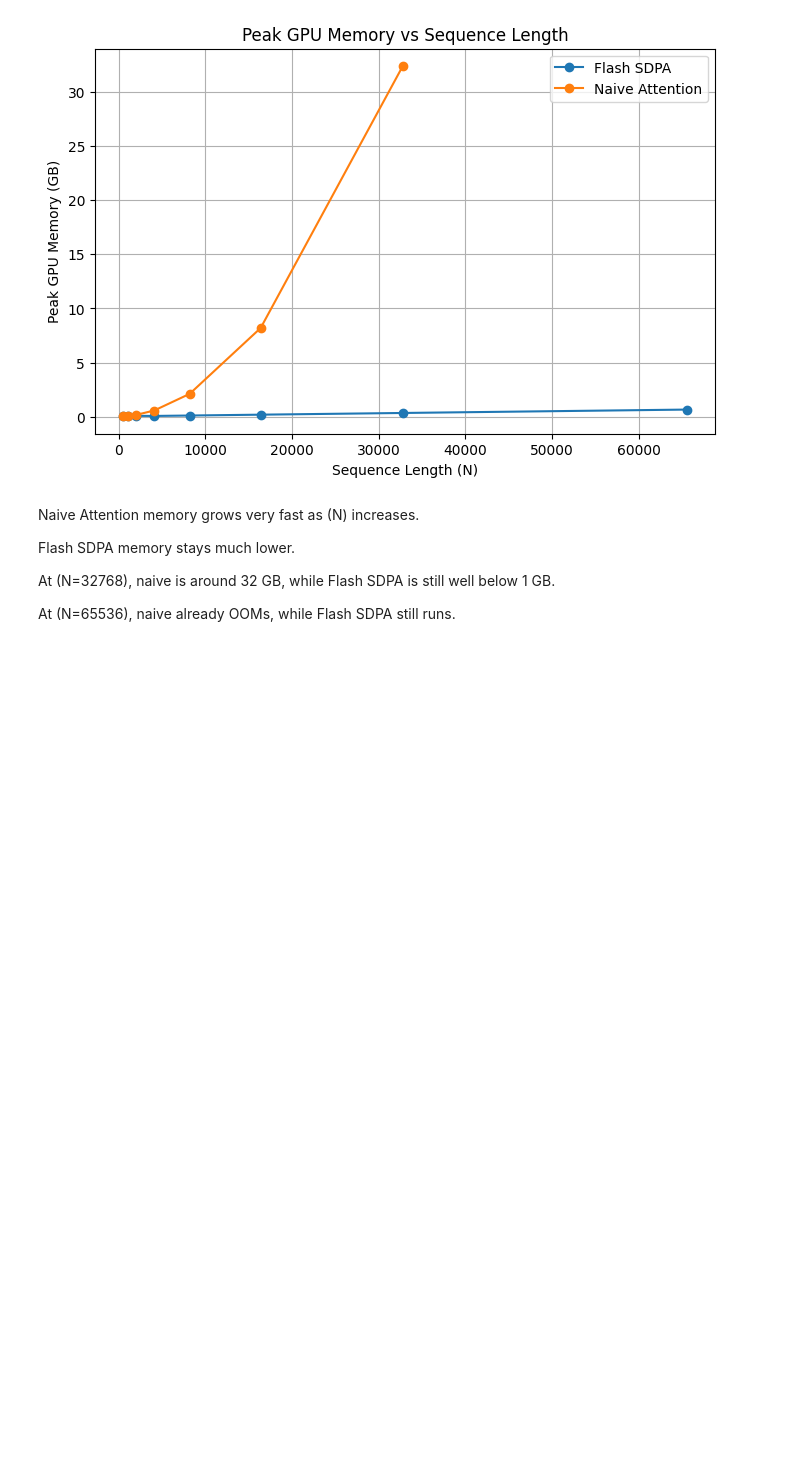
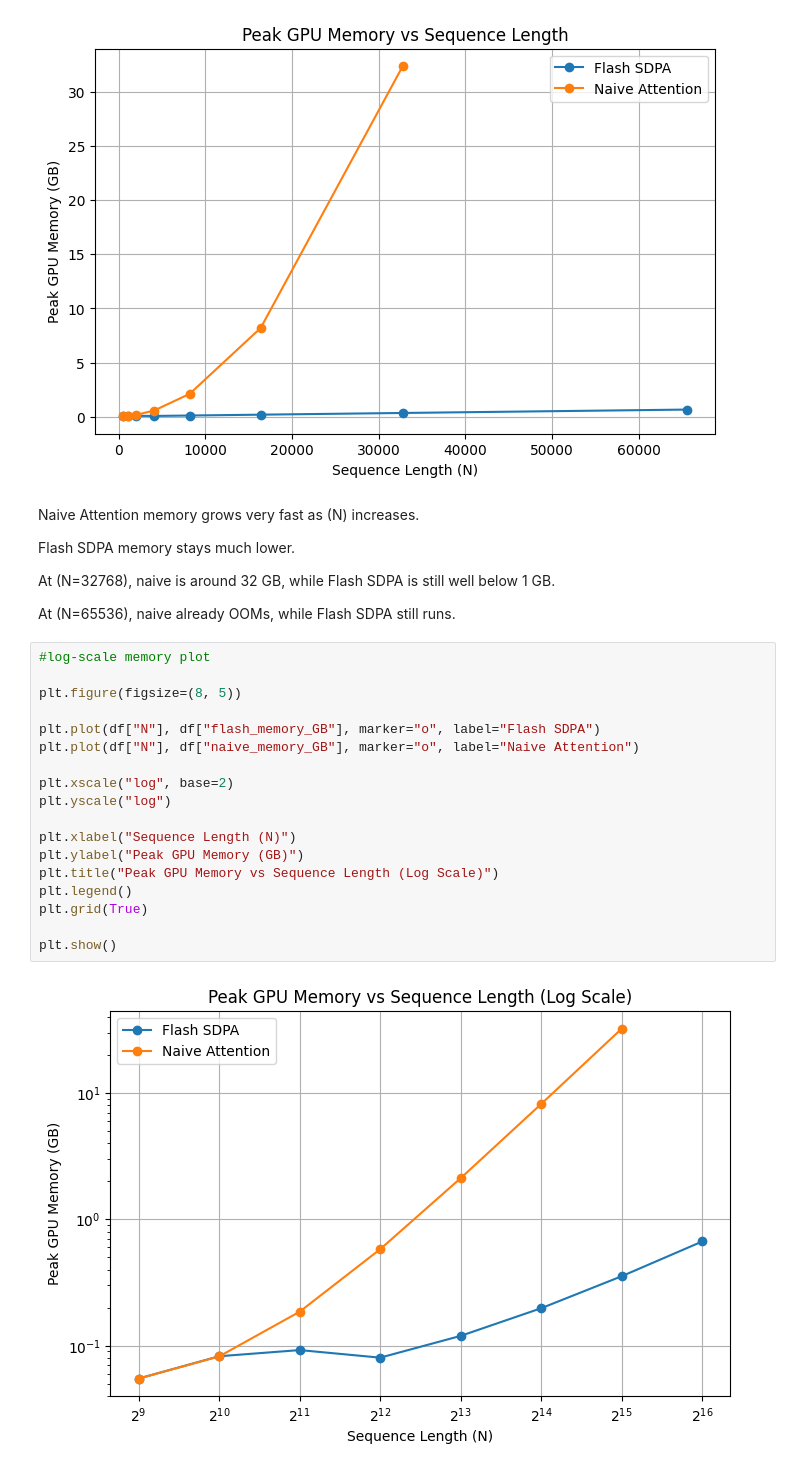
Before and after one commit to deepinsightai/flash-attention, a Jupyter notebook: blackwell_sdpa_smoke_test.ipynb, the cells around one changed output. Cells and saved outputs as stored; diff of their text form; blank space fills up the shorter version.

Commit message:
Add log-scale peak GPU memory plot

```diff
--- a/blackwell_sdpa_smoke_test.ipynb
+++ b/blackwell_sdpa_smoke_test.ipynb
@@ -449,3 +449,23 @@ Flash SDPA memory stays much lower.
 At \(N=32768\), naive is around 32 GB, while Flash SDPA is still well below 1 GB.
 
 At \(N=65536\), naive already OOMs, while Flash SDPA still runs.
+# %%
+#log-scale memory plot
+
+plt.figure(figsize=(8, 5))
+
+plt.plot(df["N"], df["flash_memory_GB"], marker="o", label="Flash SDPA")
+plt.plot(df["N"], df["naive_memory_GB"], marker="o", label="Naive Attention")
+
+plt.xscale("log", base=2)
+plt.yscale("log")
+
+plt.xlabel("Sequence Length (N)")
+plt.ylabel("Peak GPU Memory (GB)")
+plt.title("Peak GPU Memory vs Sequence Length (Log Scale)")
+plt.legend()
+plt.grid(True)
+
+plt.show()
+# %% [output]
+[figure, added]
```
